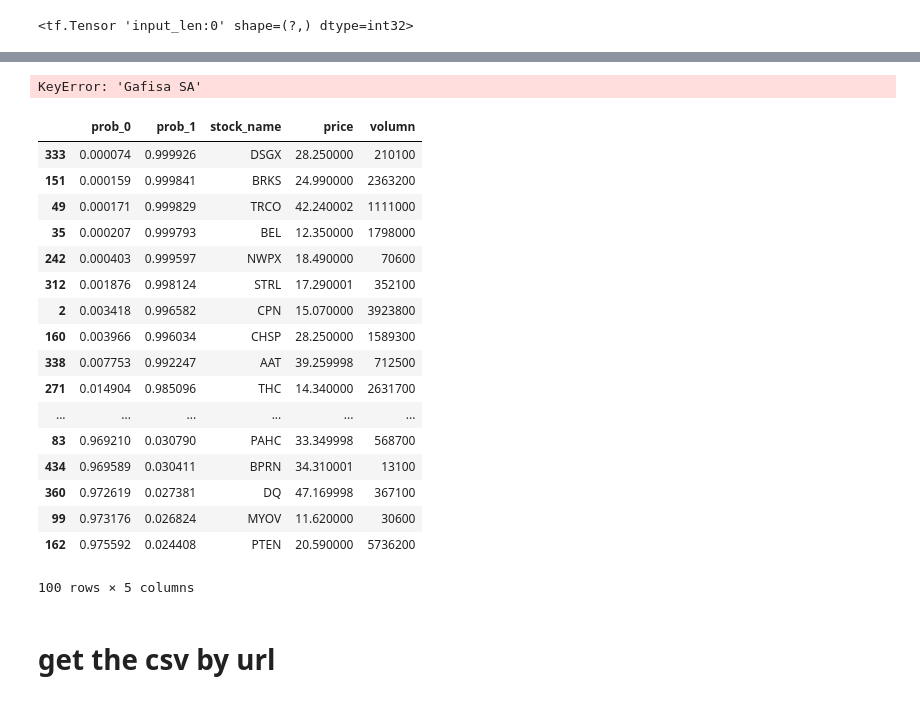
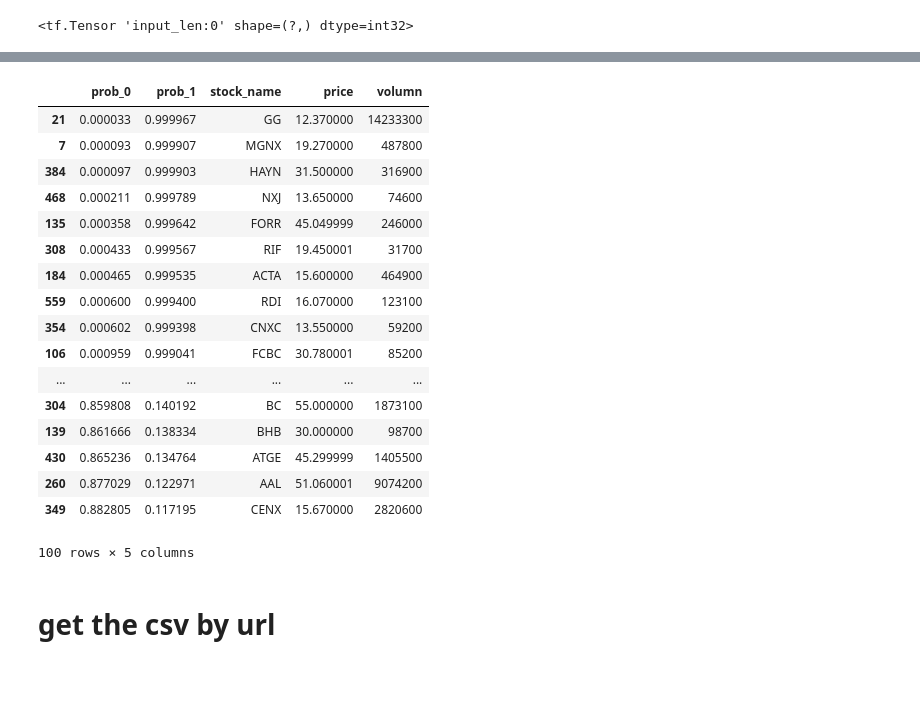
Before and after one commit to liwzhi/stock, a Jupyter notebook: data_get_predict_buy_.ipynb, the cells around one changed output, grey strips where cells are left out. Saved outputs shown, nothing was run; the diff lists cells and outputs as text; code cells hidden in the pictures.

```diff
--- a/data_get_predict_buy_.ipynb
+++ b/data_get_predict_buy_.ipynb
@@ -313,0 +392,2 @@ df.prob_1.hist()
+# %%
+df_range = select_range(df, 10, 6000)
@@ -314,2 +398,2 @@ df.prob_1.hist()
 # %%
-df.sort_values(by = 'prob_1', ascending = False).head(30)
+data_volumn = df_range.sort_values(by = ['volumn', 'prob_1'], ascending = True)#.head(50)
@@ -334,3 +399,0 @@ df.sort_values(by = 'prob_1', ascending = False).head(30)
-# %%
-def select_range(df,  min_value, max_value, col = "price"):
-    return df[df[col].between(min_value, max_value, inclusive=False)]
@@ -343,2 +399,0 @@ KeyError: 'VOYA'
-# %%
-data_volumn = df_range.sort_values(by = ['volumn', 'prob_1'], ascending = False)#.head(50)
@@ -365,32 +441,30 @@ data_volumn.iloc[0:100]
 100 rows × 5 columns
 # %%
-data_get['Gafisa SA'].Close.plot()
+#data_get['Gafisa SA'].Close.plot()
-# %% [output]
-KeyError: 'Gafisa SA'
 # %%
-data_volumn = select_range(data_volumn, 10, 90)
+data_volumn = select_range(data_volumn, 10, 1000)
 data_volumn = select_range(data_volumn, 10000, 100000000, col = 'volumn')
 
 
 data_volumn.sort_values(by = ["prob_1"], ascending = False).iloc[0:100]
 # %% [output]
 |  | prob_0 | prob_1 | stock_name | price | volumn |
-| 333 | 0.000074 | 0.999926 | DSGX | 28.250000 | 210100 |
-| 151 | 0.000159 | 0.999841 | BRKS | 24.990000 | 2363200 |
-| 49 | 0.000171 | 0.999829 | TRCO | 42.240002 | 1111000 |
-| 35 | 0.000207 | 0.999793 | BEL | 12.350000 | 1798000 |
-| 242 | 0.000403 | 0.999597 | NWPX | 18.490000 | 70600 |
-| 312 | 0.001876 | 0.998124 | STRL | 17.290001 | 352100 |
-| 2 | 0.003418 | 0.996582 | CPN | 15.070000 | 3923800 |
-| 160 | 0.003966 | 0.996034 | CHSP | 28.250000 | 1589300 |
-| 338 | 0.007753 | 0.992247 | AAT | 39.259998 | 712500 |
-| 271 | 0.014904 | 0.985096 | THC | 14.340000 | 2631700 |
+| 21 | 0.000033 | 0.999967 | GG | 12.370000 | 14233300 |
+| 7 | 0.000093 | 0.999907 | MGNX | 19.270000 | 487800 |
+| 384 | 0.000097 | 0.999903 | HAYN | 31.500000 | 316900 |
+| 468 | 0.000211 | 0.999789 | NXJ | 13.650000 | 74600 |
+| 135 | 0.000358 | 0.999642 | FORR | 45.049999 | 246000 |
+| 308 | 0.000433 | 0.999567 | RIF | 19.450001 | 31700 |
+| 184 | 0.000465 | 0.999535 | ACTA | 15.600000 | 464900 |
+| 559 | 0.000600 | 0.999400 | RDI | 16.070000 | 123100 |
+| 354 | 0.000602 | 0.999398 | CNXC | 13.550000 | 59200 |
+| 106 | 0.000959 | 0.999041 | FCBC | 30.780001 | 85200 |
 | ... | ... | ... | ... | ... | ... |
-| 83 | 0.969210 | 0.030790 | PAHC | 33.349998 | 568700 |
-| 434 | 0.969589 | 0.030411 | BPRN | 34.310001 | 13100 |
-| 360 | 0.972619 | 0.027381 | DQ | 47.169998 | 367100 |
-| 99 | 0.973176 | 0.026824 | MYOV | 11.620000 | 30600 |
-| 162 | 0.975592 | 0.024408 | PTEN | 20.590000 | 5736200 |
+| 304 | 0.859808 | 0.140192 | BC | 55.000000 | 1873100 |
+| 139 | 0.861666 | 0.138334 | BHB | 30.000000 | 98700 |
+| 430 | 0.865236 | 0.134764 | ATGE | 45.299999 | 1405500 |
+| 260 | 0.877029 | 0.122971 | AAL | 51.060001 | 9074200 |
+| 349 | 0.882805 | 0.117195 | CENX | 15.670000 | 2820600 |
 100 rows × 5 columns
 # %% [markdown]
 # get the csv by url
```
Also changed, not shown: parts of 46 cells of this notebook.
